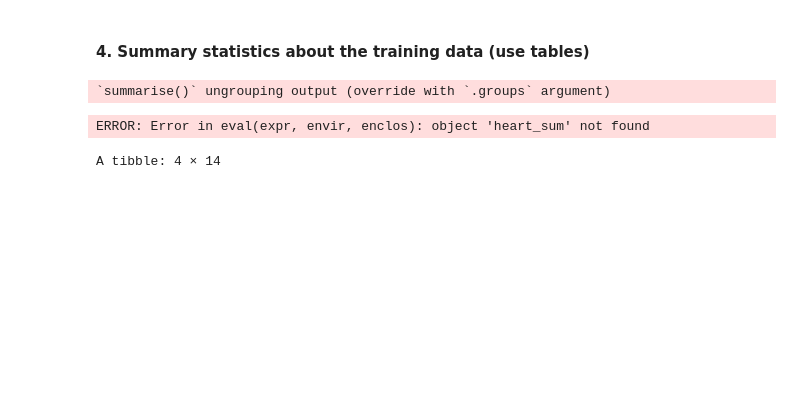
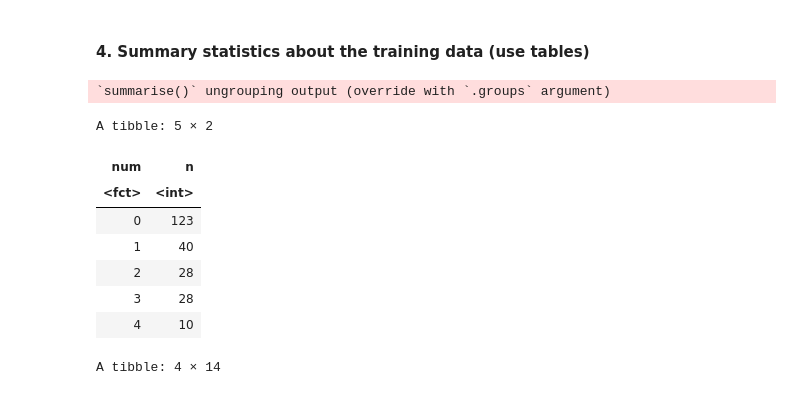
Before and after one commit to CeciH1026/DSCI_Group_Project, a Jupyter notebook: Heart Data - DSCI group proj.ipynb, the cells around one changed output. Cells and saved outputs as stored; diff of their text form; code cells hidden in the pictures; blank space fills up the shorter version.

```diff
--- a/Heart Data - DSCI group proj.ipynb
+++ b/Heart Data - DSCI group proj.ipynb
@@ -99,14 +99,21 @@ heart_test <- testing(heart_split)
 # %%
 # Summary Statistics about the training data
 
 # number of observations in each class
 heart_sum_class <- heart_train %>%
                 group_by(num) %>%
                 summarise(n=n())
-heart_sum
+heart_sum_class
 # %% [output]
 `summarise()` ungrouping output (override with `.groups` argument)
-ERROR: Error in eval(expr, envir, enclos): object 'heart_sum' not found
+A tibble: 5 × 2
+| num | n |
+| <fct> | <int> |
+| 0 | 123 |
+| 1 | 40 |
+| 2 | 28 |
+| 3 | 28 |
+| 4 | 10 |
 # %%
 # means of predictor variables used in analysis
 heart_mean <- heart_train%>%
```
Also changed, not shown: parts of 2 cells of this notebook.
